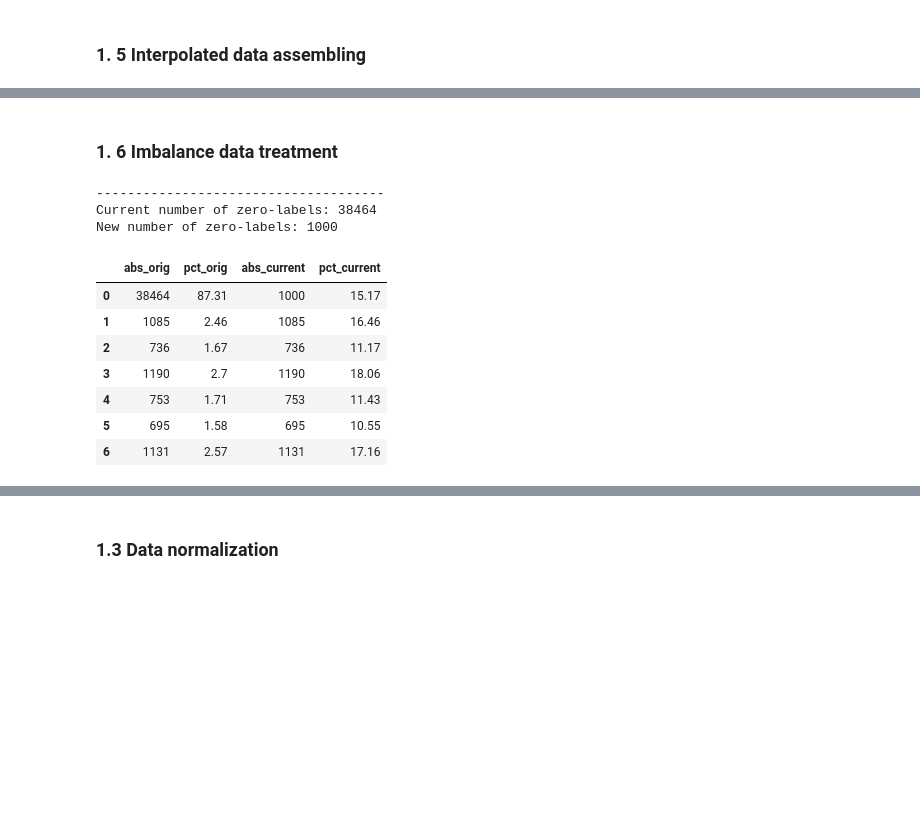
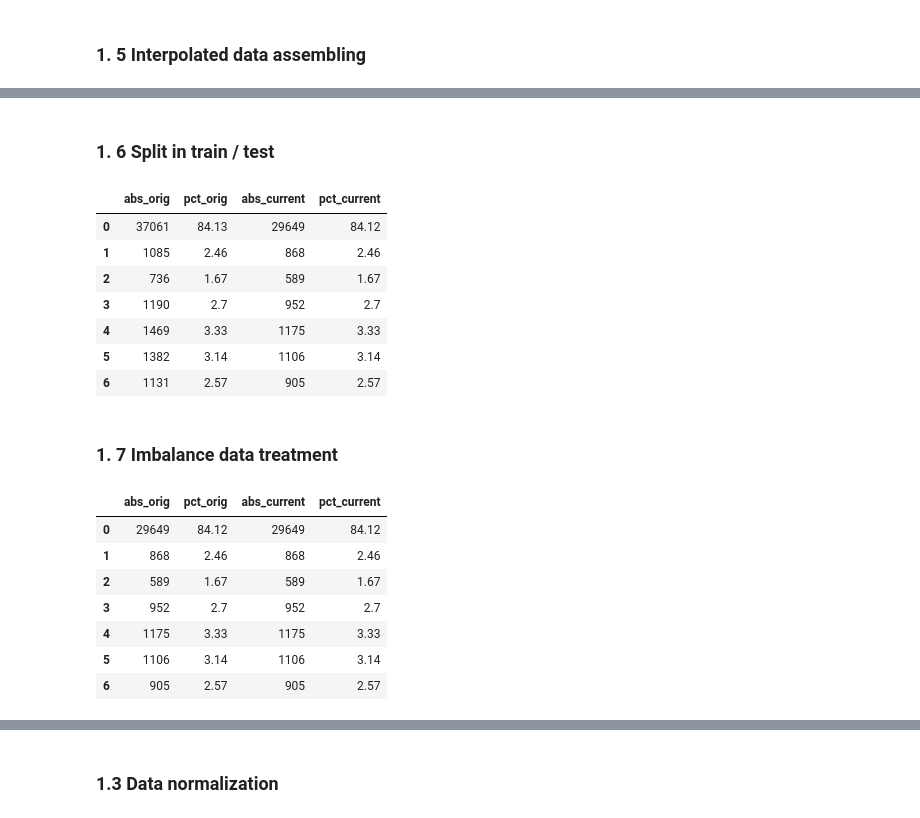
Before and after one commit to chriswegmann/drone_steering, a Jupyter notebook: models/model_gesture_ip.ipynb, the cells around one changed output, grey strips where cells are left out. Saved outputs shown, nothing was run; the diff lists cells and outputs as text; code cells hidden in the pictures; blank space fills up the shorter version.

```diff
--- a/models/model_gesture_interpolation.ipynb
+++ b/models/model_gesture_ip.ipynb
@@ -187,19 +187,32 @@ Label 6: 1131   20.23% of labeled
+# %% [markdown]
+### 1. 6  Split in train / test
+# %%
+dr = DataResampler()
+dr.fit(de.X, de.y)
+X_test, y_test = dr.train_test_split(0.2)
+dr.display_information()
+# %% [output]
+|  | abs_orig | pct_orig | abs_current | pct_current |
+| 0 | 37061 | 84.13 | 29649 | 84.12 |
+| 1 | 1085 | 2.46 | 868 | 2.46 |
+| 2 | 736 | 1.67 | 589 | 1.67 |
+| 3 | 1190 | 2.7 | 952 | 2.7 |
+| 4 | 1469 | 3.33 | 1175 | 3.33 |
+| 5 | 1382 | 3.14 | 1106 | 3.14 |
+| 6 | 1131 | 2.57 | 905 | 2.57 |
 # %% [markdown]
-### 1. 6 Imbalance data treatment
+### 1. 7 Imbalance data treatment
 # %%
-dr = DataResampler()
-dr.fit(de.X, de.y)
-dr.restrict_zero_labels(1000)
-dr.display_information()
+dr2 = DataResampler()
+dr2.fit(dr.X, dr.y)
+#dr.restrict_zero_labels(1000)
+dr2.display_information()
 # %% [output]
--------------------------------------
-Current number of zero-labels: 38464
-New number of zero-labels: 1000
 |  | abs_orig | pct_orig | abs_current | pct_current |
-| 0 | 38464 | 87.31 | 1000 | 15.17 |
-| 1 | 1085 | 2.46 | 1085 | 16.46 |
-| 2 | 736 | 1.67 | 736 | 11.17 |
-| 3 | 1190 | 2.7 | 1190 | 18.06 |
-| 4 | 753 | 1.71 | 753 | 11.43 |
-| 5 | 695 | 1.58 | 695 | 10.55 |
-| 6 | 1131 | 2.57 | 1131 | 17.16 |
+| 0 | 29649 | 84.12 | 29649 | 84.12 |
+| 1 | 868 | 2.46 | 868 | 2.46 |
+| 2 | 589 | 1.67 | 589 | 1.67 |
+| 3 | 952 | 2.7 | 952 | 2.7 |
+| 4 | 1175 | 3.33 | 1175 | 3.33 |
+| 5 | 1106 | 3.14 | 1106 | 3.14 |
+| 6 | 905 | 2.57 | 905 | 2.57 |
```
Also changed, not shown: parts of 21 cells of this notebook.
